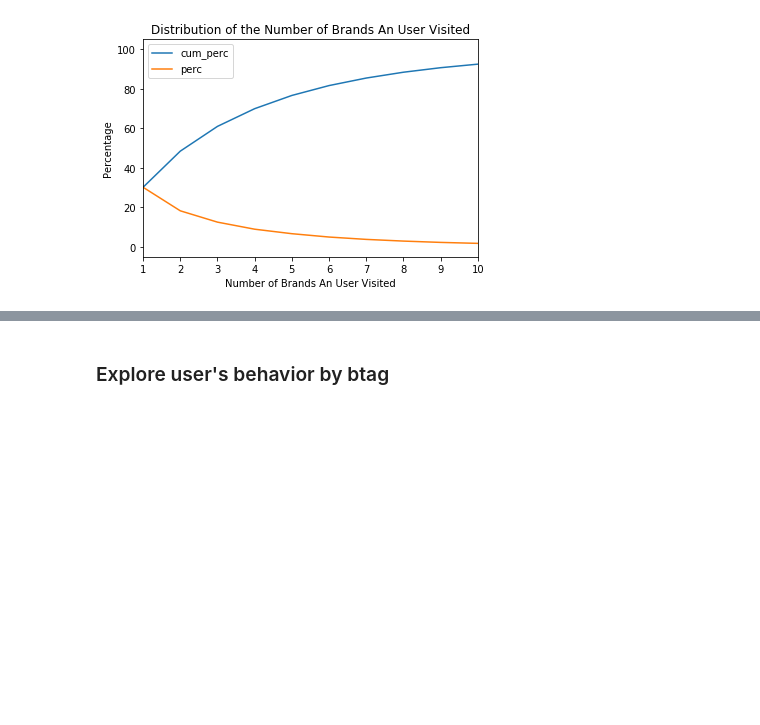
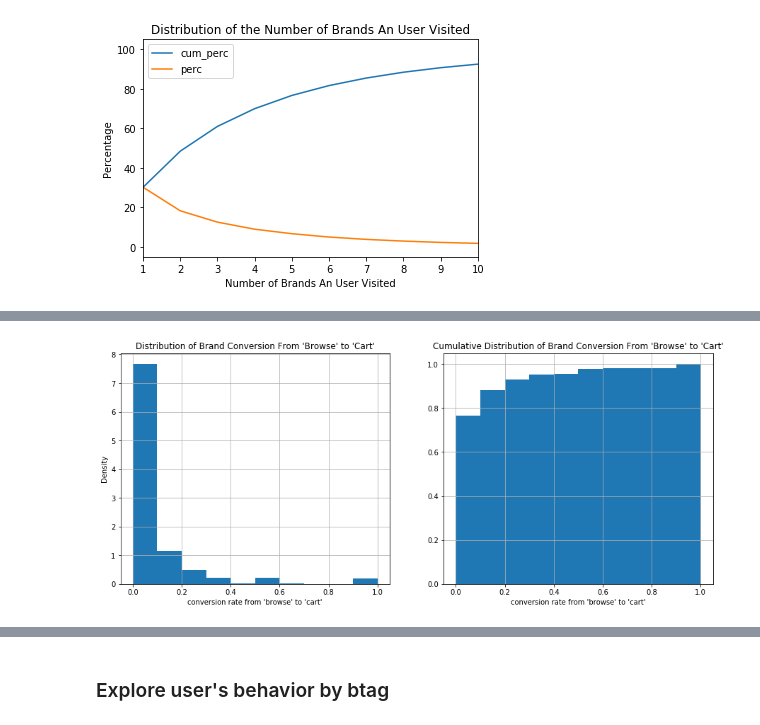
Before and after one commit to elainewyq/Click_Through_Rate_Prediction_Taobao, a Jupyter notebook: User_Behavior_Data_Mining.ipynb, the cells around one changed output, grey strips where cells are left out. Drawn from its saved outputs; the diff is of its cells as text; code cells hidden in the pictures; blank space fills up the shorter version.

```diff
--- a/User_Behavior_Data_Mining.ipynb
+++ b/User_Behavior_Data_Mining.ipynb
@@ -408,0 +419,6 @@ plt.savefig('Number_of_brands_an_user_visit.png');
+# %%
+#check the conversion rate for each brand
+import numpy as np
+
+brand_convert = pd.pivot_table(user_bhv, values='time', index=['brand'], columns=['btag'], aggfunc='count')
+brand_convert.head()
@@ -408,0 +433,16 @@ plt.savefig('Number_of_brands_an_user_visit.png');
+# %%
+brand_convert['cart_convert'] = brand_convert['cart']/brand_convert['pv']
+brand_convert['buy_convert'] = brand_convert['buy']/brand_convert['pv']
+# %%
+
+fig, axs = plt.subplots(1,2, figsize=(15,6))
+brand_convert.cart_convert.hist(range=(0, 1), bins = 10, density=True, ax = axs[0])
+brand_convert.cart_convert.hist(range=(0, 1), bins = 10, density=True, cumulative=True, ax=axs[1])
+axs[0].set_title("Distribution of Brand Conversion From 'Browse' to 'Cart'")
+axs[1].set_title("Cumulative Distribution of Brand Conversion From 'Browse' to 'Cart'")
+axs[0].set_xlabel("conversion rate from 'browse' to 'cart'")
+axs[0].set_ylabel('Density')
+axs[1].set_xlabel("conversion rate from 'browse' to 'cart'")
+plt.savefig('Brand_Conversion_Browse_Cart.png')
+# %% [output]
+[figure, added]
```
Also changed, not shown: parts of 14 cells of this notebook, 2 other files.
